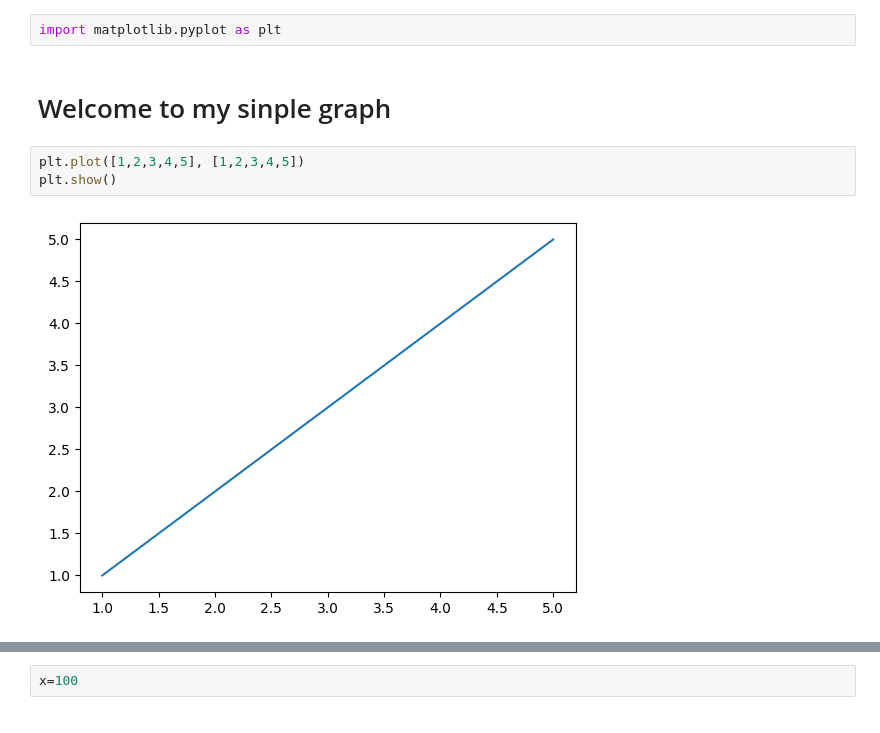
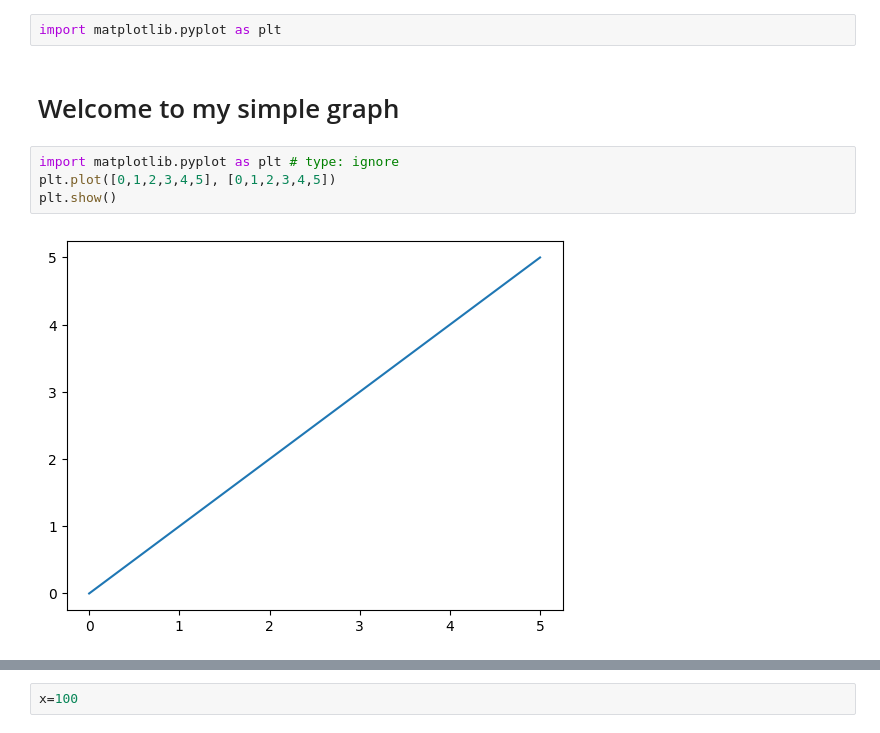
Before and after one commit to Birkofniki/Python-SimpliLearn, a Jupyter notebook: #1 PythonVariables.ipynb, the cells around one changed output, grey strips where cells are left out. Drawn from its saved outputs; the diff is of its cells as text.

```diff
--- a/#1 PythonVariables.ipynb
+++ b/#1 PythonVariables.ipynb
@@ -6,9 +6,10 @@ this is a Title
 # %%
 import matplotlib.pyplot as plt
 # %% [markdown]
-# Welcome to my sinple graph
+# Welcome to my simple graph
 # %%
-plt.plot([1,2,3,4,5], [1,2,3,4,5])
+import matplotlib.pyplot as plt # type: ignore
+plt.plot([0,1,2,3,4,5], [0,1,2,3,4,5])
 plt.show()
 # %% [output]
-[figure, old version]
+[figure, new version]
```
Also changed, not shown: parts of 2 cells of this notebook.
